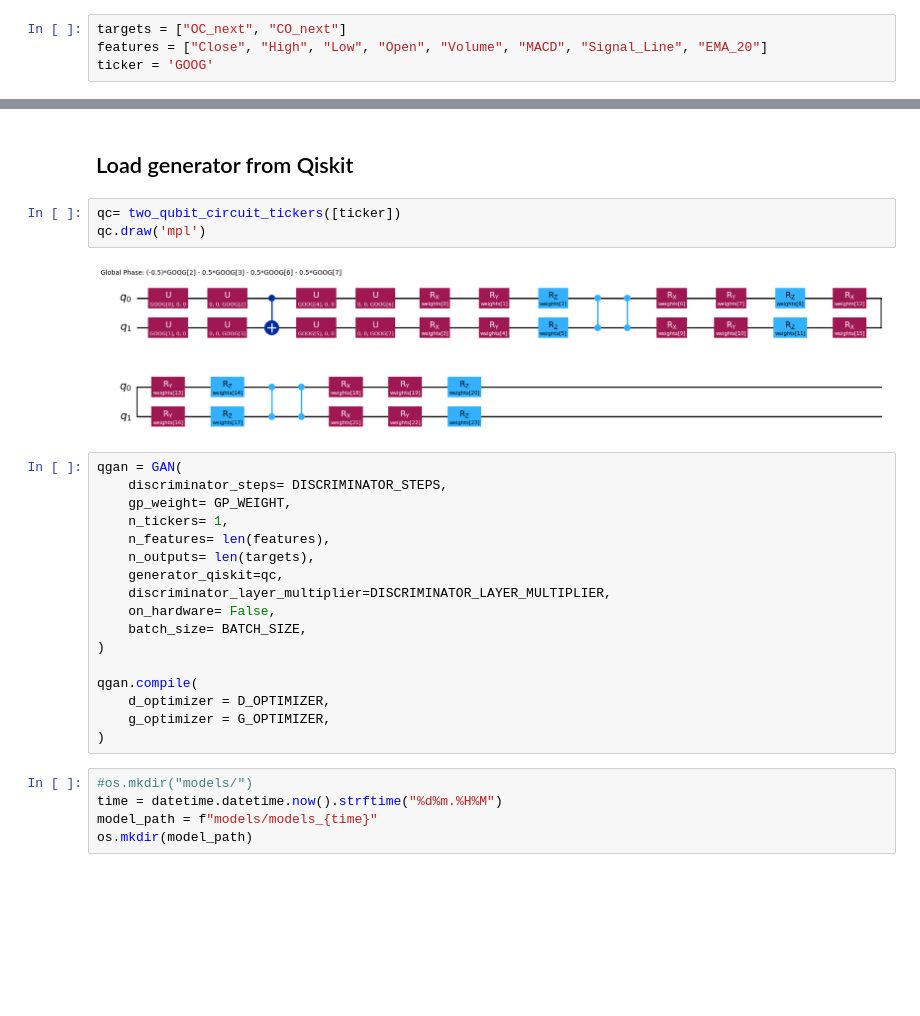
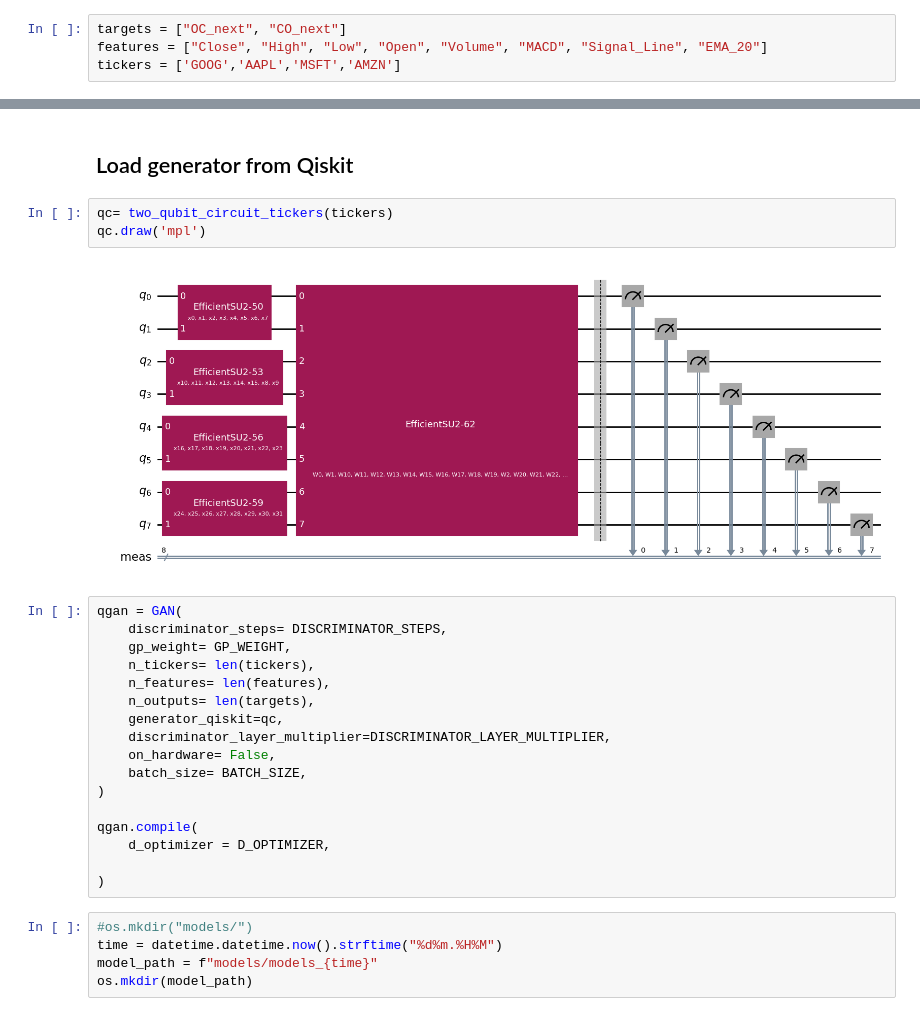
Before and after one commit to adam-milner1/Schro-horse, a Jupyter notebook: model_train.ipynb, the cells around one changed output, grey strips where cells are left out. Cells and saved outputs as stored; diff of their text form; blank space fills up the shorter version.

```diff
--- a/model_train.ipynb
+++ b/model_train.ipynb
@@ -50,5 +60,5 @@ G_OPTIMIZER = optimizers.Adam(learning_rate=LEARNING_RATE, beta_1 = ADAM_BETA_1,
 # %%
 targets = ["OC_next", "CO_next"]
 features = ["Close", "High", "Low", "Open", "Volume", "MACD", "Signal_Line", "EMA_20"]
-ticker = 'GOOG'
+tickers = ['GOOG','AAPL','MSFT','AMZN']
 # %%
@@ -58,15 +90,15 @@ train_data = process_model_data(targets, features, ticker) #feature_data, target
 # %% [markdown]
 ## Load generator from Qiskit
 # %%
-qc= two_qubit_circuit_tickers([ticker])
+qc= two_qubit_circuit_tickers(tickers)
 qc.draw('mpl')
 # %% [output]
-[figure, old version]
+[figure, new version]
 # %%
 qgan = GAN(
     discriminator_steps= DISCRIMINATOR_STEPS,
     gp_weight= GP_WEIGHT,
-    n_tickers= 1,
+    n_tickers= len(tickers),
     n_features= len(features),
     n_outputs= len(targets),
     generator_qiskit=qc,
@@ -77,7 +109,7 @@ qgan = GAN(
 
 qgan.compile(
     d_optimizer = D_OPTIMIZER,
-    g_optimizer = G_OPTIMIZER,
+
 )
 # %%
 #os.mkdir("models/")
```
Also changed, not shown: parts of 5 cells of this notebook, 49 other files.
